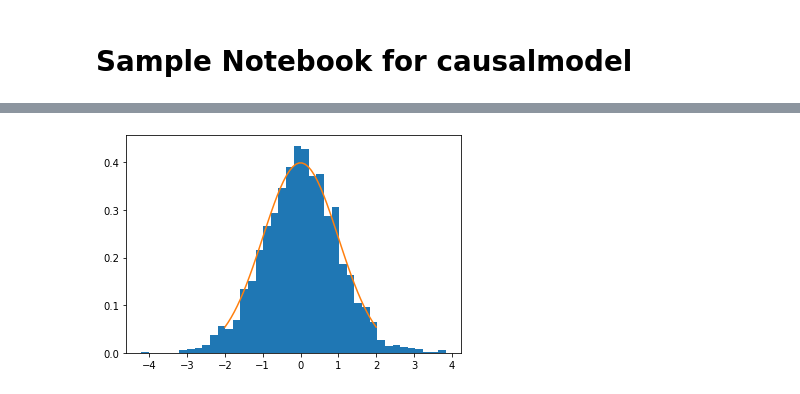
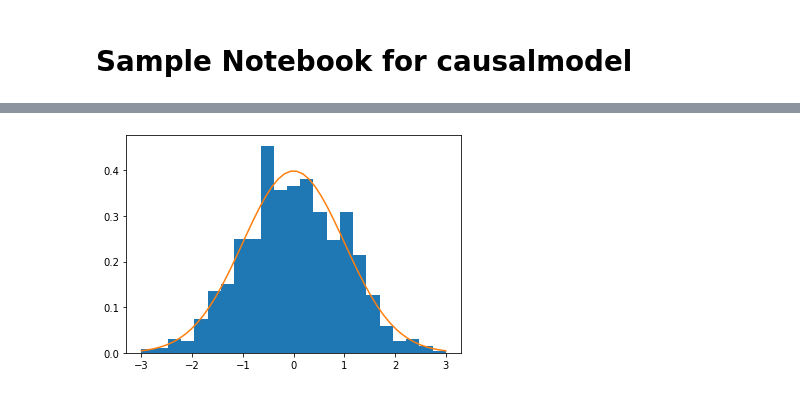
Before and after one commit to freshtaste/CausalModel, a Jupyter notebook: causalmodel/Samples/Sample_Notebook_for_causalmodel.ipynb, the cells around one changed output, grey strips where cells are left out. Drawn from its saved outputs; the diff is of its cells as text; code cells hidden in the pictures.

Commit message:
add normalization and fix the result

```diff
--- a/causalmodel/Samples/Sample_Notebook_for_causalmodel.ipynb
+++ b/causalmodel/Samples/Sample_Notebook_for_causalmodel.ipynb
@@ -34,12 +50,20 @@ print(po.est_via_aipw(OLS, LogisticRegression))
 # %%
 def simulation(n=2000):
-    Z, SE, TAU = list(), list(), list()
+    Z_e, Z_thm, SE, SE_BOUND = list(), list(), list(), list()
     for i in range(n):
-        po = PotentialOutcome(*get_data())
+        Y, Z, X, prob = get_data()
+        po = PotentialOutcome(Y, Z, X)
         result = po.est_via_ipw(LogisticRegression)
-        z = result['z']
-        se = result['Standard Error']
-        Z.append(z)
+        t = result.average_treatment_effect
+        se = result.standard_error
+        se_bound = np.sqrt(np.mean(1/prob + 1/(1-prob))/len(Z))
+        Z_e.append((t-tau)/se)
+        Z_thm.append((t-tau)/se_bound)
         SE.append(se)
-        TAU.append(result['Average Treatment Effect'])
-    return Z, SE, TAU
+        SE_BOUND.append(se_bound)
+    return Z_e, Z_thm, SE, SE_BOUND
+# %%
+import matplotlib.pyplot as plt
+from scipy.stats import norm
+
+Z_e, Z_thm, SE, SE_BOUND = simulation()
@@ -46,12 +90,25 @@ def simulation(n=2000):
 # %%
 import matplotlib.pyplot as plt
 from scipy.stats import norm
 
-Z, SE, TAU = simulation()
-_ = plt.hist((np.array(TAU) - 10)/np.sqrt(np.var(TAU)), density=True, bins='auto')
-x = np.linspace(-2,2)
+def simulation2(n=1000):
+    Z, SE, TAU = list(), list(), list()
+    for i in range(n):
+        Y, T, X, prob = get_data()
+        po = PotentialOutcome(Y, T, X)
+        result = po.est_via_aipw(OLS,LogisticRegression)
+        z = result.z
+        se = result.standard_error
+        Z.append(z)
+        SE.append(se)
+        TAU.append(result.average_treatment_effect)
+    return Z, SE, TAU
+
+Z2, SE2, TAU2 = simulation2()
+_ = plt.hist((np.array(TAU2) - tau)/np.sqrt(np.var(TAU2)), density=True, bins='auto', range=(-3,3))
+x = np.linspace(-3,3)
 pdf = norm.pdf(x)
 _ = plt.plot(x,pdf)
 plt.show()
 # %% [output]
-[figure, old version]
+[figure, new version]
```
Also changed, not shown: parts of 5 cells of this notebook, 2 other files.
